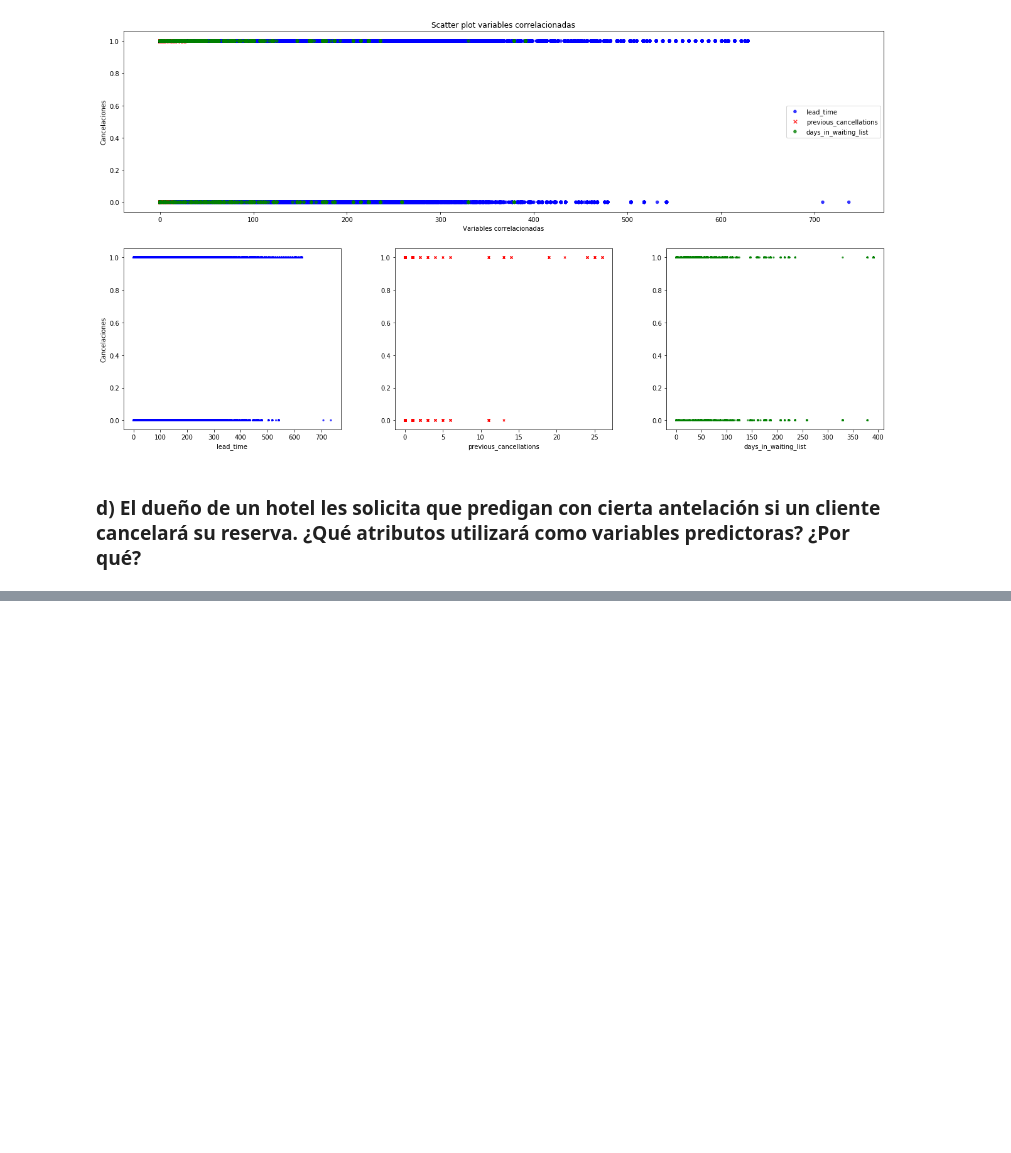
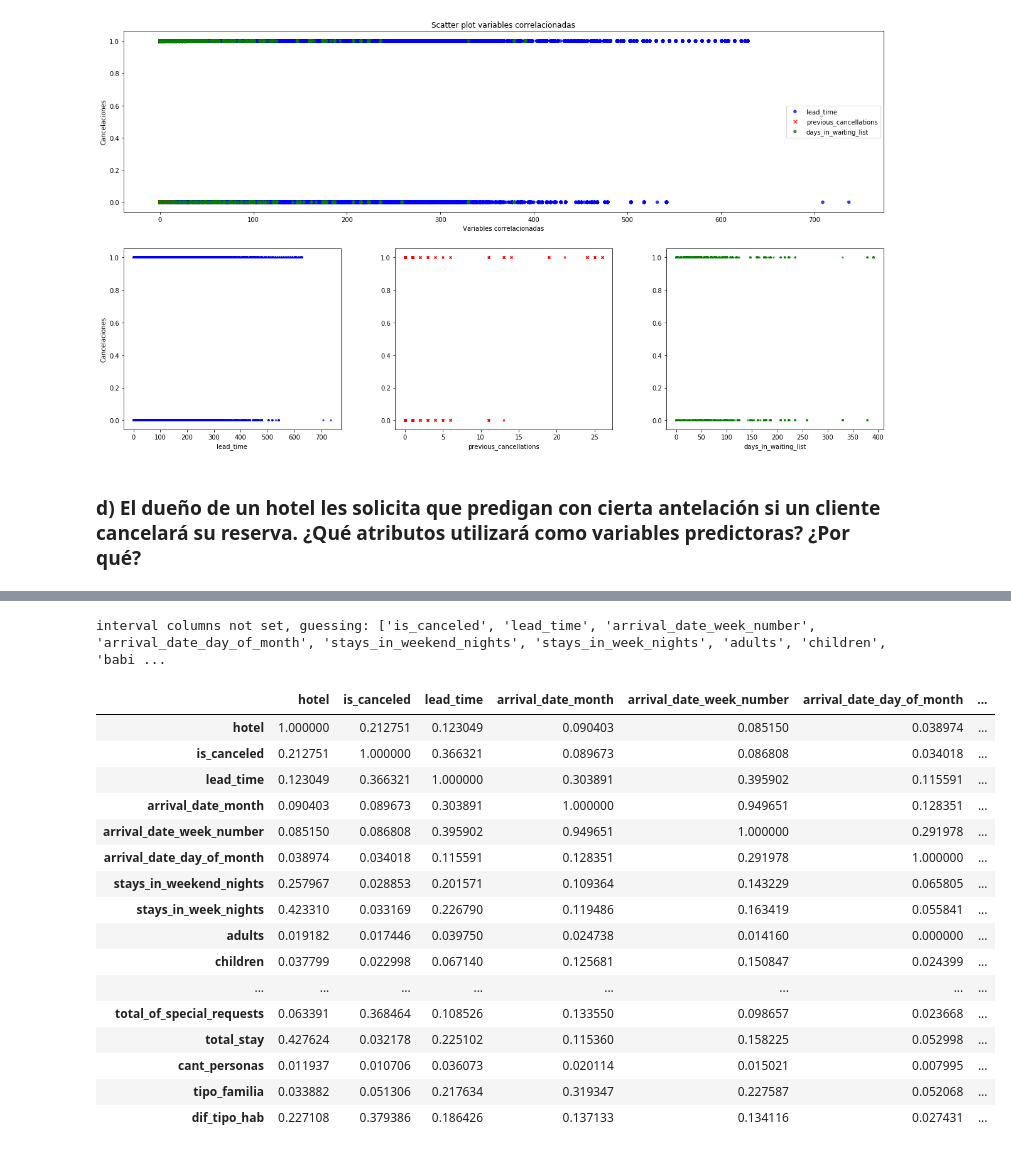
Before and after one commit to Bati-bot/TPAA, a Jupyter notebook: analisis_reservas.ipynb, the cells around one changed output, grey strips where cells are left out. Saved outputs shown, nothing was run; the diff lists cells and outputs as text; code cells hidden in the pictures; blank space fills up the shorter version.

```diff
--- a/analisis_reservas.ipynb
+++ b/analisis_reservas.ipynb
@@ -556,0 +590,24 @@ plt.show()
+# %%
+# usos los datos de familia para arma una categorica
+
+#Inicialmente lo arbi bastante pero algunas categorias tenian muy poca frecuencia
+#0-Solo;1-Solo_adultos ; 2- Adultos con chicos; 3- Familia completo ; 4-Adultos con bebes
+hotel_bookings['tipo_familia']=np.where((hotel_bookings.babies+hotel_bookings.children==0)&(hotel_bookings.adults==1),0,
+                                        np.where((hotel_bookings.babies+hotel_bookings.children==0)&(hotel_bookings.adults>1),1,
+                                        np.where((hotel_bookings.babies>0)&(hotel_bookings.children==0),4,
+                                                   (np.where((hotel_bookings.babies==0)&(hotel_bookings.children>0),2,
+                                                              3)))))
+# %%
+#Tipo de familia con solo 3 clases
+#0-Solo;1-Solo_adultos ;  2- Familia completo
+
+hotel_bookings['tipo_familia']=np.where((hotel_bookings.babies+hotel_bookings.children==0)&(hotel_bookings.adults==1),0,
+                                        np.where((hotel_bookings.babies+hotel_bookings.children==0)&(hotel_bookings.adults>1),1,
+                                         2))
+# %%
+#Tipo de familia con solo 3 clases
+#0-Solo;1-Solo_adultos ;  2- Familia completo
+
+hotel_bookings['tipo_familia']=np.where((hotel_bookings.babies+hotel_bookings.children==0)&(hotel_bookings.adults==1),0,
+                                        np.where((hotel_bookings.babies+hotel_bookings.children==0)&(hotel_bookings.adults>1),1,
+                                         2))
@@ -556,0 +622,5 @@ plt.show()
+# %%
+hotel_bookings['dif_tipo_hab']=np.where((hotel_bookings.assigned_room_type!=hotel_bookings.reserved_room_type),1,0)
+
+df_categorica = pd.DataFrame(hotel_bookings.dif_tipo_hab.value_counts() / hotel_bookings.dif_tipo_hab.count())
+df_categorica.head()
@@ -556,0 +659,28 @@ plt.show()
+# %%
+#correlacion phik para continuas y categoricas
+
+#pip install phik
+import phik
+from phik import resources, report
+
+# get the phi_k correlation matrix between all variables
+hotel_bookings.phik_matrix()
+# %% [output]
+interval columns not set, guessing: ['is_canceled', 'lead_time', 'arrival_date_week_number', 'arrival_date_day_of_month', 'stays_in_weekend_nights', 'stays_in_week_nights', 'adults', 'children', 'babi ...
+|  | hotel | is_canceled | lead_time | arrival_date_month | arrival_date_week_number | arrival_date_day_of_month | ... |
+| hotel | 1.000000 | 0.212751 | 0.123049 | 0.090403 | 0.085150 | 0.038974 | ... |
+| is_canceled | 0.212751 | 1.000000 | 0.366321 | 0.089673 | 0.086808 | 0.034018 | ... |
+| lead_time | 0.123049 | 0.366321 | 1.000000 | 0.303891 | 0.395902 | 0.115591 | ... |
+| arrival_date_month | 0.090403 | 0.089673 | 0.303891 | 1.000000 | 0.949651 | 0.128351 | ... |
+| arrival_date_week_number | 0.085150 | 0.086808 | 0.395902 | 0.949651 | 1.000000 | 0.291978 | ... |
+| arrival_date_day_of_month | 0.038974 | 0.034018 | 0.115591 | 0.128351 | 0.291978 | 1.000000 | ... |
+| stays_in_weekend_nights | 0.257967 | 0.028853 | 0.201571 | 0.109364 | 0.143229 | 0.065805 | ... |
+| stays_in_week_nights | 0.423310 | 0.033169 | 0.226790 | 0.119486 | 0.163419 | 0.055841 | ... |
+| adults | 0.019182 | 0.017446 | 0.039750 | 0.024738 | 0.014160 | 0.000000 | ... |
+| children | 0.037799 | 0.022998 | 0.067140 | 0.125681 | 0.150847 | 0.024399 | ... |
+| ... | ... | ... | ... | ... | ... | ... | ... |
+| total_of_special_requests | 0.063391 | 0.368464 | 0.108526 | 0.133550 | 0.098657 | 0.023668 | ... |
+| total_stay | 0.427624 | 0.032178 | 0.225102 | 0.115360 | 0.158225 | 0.052998 | ... |
+| cant_personas | 0.011937 | 0.010706 | 0.036073 | 0.020114 | 0.015021 | 0.007995 | ... |
+| tipo_familia | 0.033882 | 0.051306 | 0.217634 | 0.319347 | 0.227587 | 0.052068 | ... |
+| dif_tipo_hab | 0.227108 | 0.379386 | 0.186426 | 0.137133 | 0.134116 | 0.027431 | ... |
```
Also changed, not shown: parts of 9 cells of this notebook, 1 other file.
